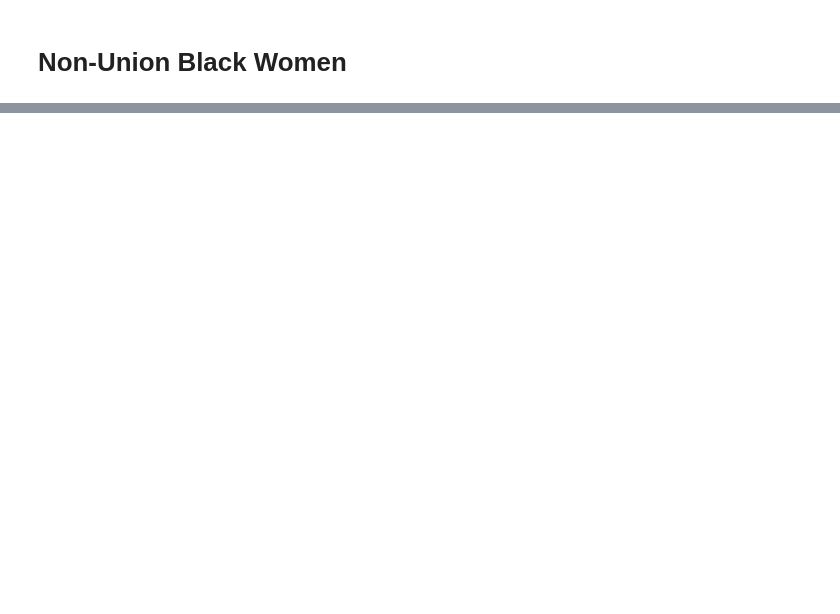
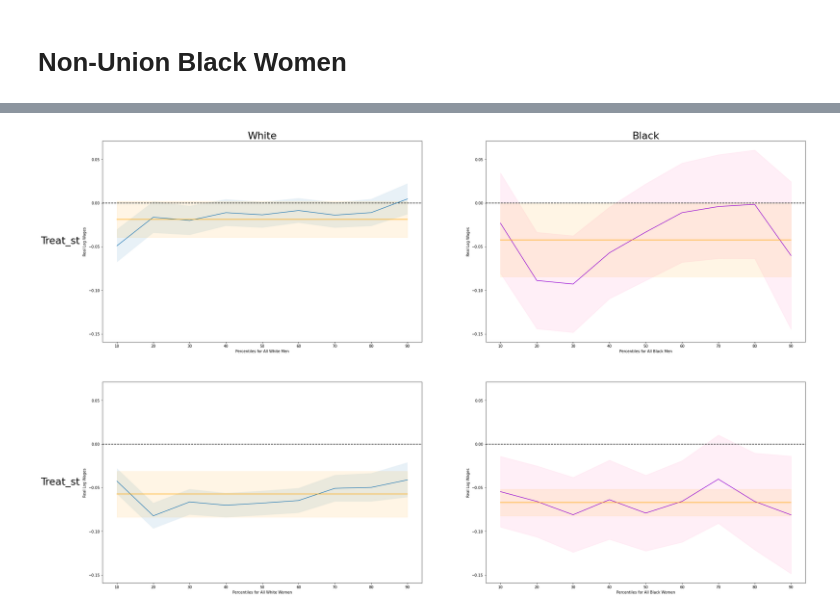
Before and after one commit to aadsouza/econ499, a Jupyter notebook: code/rifdid-sltt-bw-plots.ipynb, the cells around one changed output, grey strips where cells are left out. Saved outputs shown, nothing was run; the diff lists cells and outputs as text; code cells hidden in the pictures; blank space fills up the shorter version.

Commit message:
rifdid-sltt cleanup

```diff
--- a/code/rifdid-sltt-bw-plots.ipynb
+++ b/code/rifdid-sltt-bw-plots.ipynb
@@ -171,13 +116,13 @@ ax.fill_between(whitewom.percentile, whitewom.lbols, whitewom.ubols, alpha = 0.1
 blackwom = bwom[bwom.name.str.startswith("f_treat_st")]
 blackwom["percentile"] = blackwom["name"].str.strip().str[-2:].astype(int)
 
-blackwom["ols"] = 0
-blackwom["lbols"] = 0
-blackwom["ubols"] = 0
+blackwom["ols"] = -.0669387
+blackwom["lbols"] = -.0823433
+blackwom["ubols"] = -.0515342
 
-fig, ax = plt.subplots()
-ax.axhline(y = 0, color = "black", linestyle ="--")
-ax.plot(blackwom.percentile, blackwom.coef, color = "darkviolet")
-ax.fill_between(blackwom.percentile, blackwom.lb, blackwom.ub, alpha = 0.1, color = "hotpink")
-ax.plot(blackwom.percentile, blackwom.ols, color = "orange")
-ax.fill_between(blackwom.percentile, blackwom.lbols, blackwom.ubols, alpha = 0.1, color = "orange")
+# fig, ax = plt.subplots()
+# ax.axhline(y = 0, color = "black", linestyle ="--")
+# ax.plot(blackwom.percentile, blackwom.coef, color = "darkviolet")
+# ax.fill_between(blackwom.percentile, blackwom.lb, blackwom.ub, alpha = 0.1, color = "hotpink")
+# ax.plot(blackwom.percentile, blackwom.ols, color = "orange")
+# ax.fill_between(blackwom.percentile, blackwom.lbols, blackwom.ubols, alpha = 0.1, color = "orange")
@@ -227,0 +164,67 @@ ax.fill_between(blackwom.percentile, blackwom.lbols, blackwom.ubols, alpha = 0.1
+# %%
+# Table RIF-DiD Regression of Real Log Wages on Right to Work Laws Treatment in State and Time - for All (B/w) People Separately - with SLTT
+
+fig, ax = plt.subplots(2,2, figsize = (35, 20), sharey = True, sharex = True)
+
+for i in [0,1]:
+    for j in [0,1]:
+        ax[i,j].set_yticks(np.arange(-0.5, 0.5, step=0.05))
+        ax[i,j].xaxis.set_tick_params(labelbottom=True)
+        ax[i,j].yaxis.set_tick_params(labelbottom=True)
+#         ax[i,j].set_xlabel("Percentiles for All (Black and White) Men")
+        ax[i,j].set_ylabel("Real Log Wages")
+
+ax[0,0].set_xlabel("Percentiles for All White Men")
+ax[1,0].set_xlabel("Percentiles for All White Women")
+ax[0,1].set_xlabel("Percentiles for All Black Men")
+ax[1,1].set_xlabel("Percentiles for All Black Women")
+
+#White Men - Treat_st
+ax[0,0].axhline(y = 0, color = "black", linestyle ="--")
+ax[0,0].plot(whitemen.percentile, whitemen.coef)
+ax[0,0].fill_between(whitemen.percentile, whitemen.lb, whitemen.ub, alpha = 0.1)
+ax[0,0].plot(whitemen.percentile, whitemen.ols, color = "orange")
+ax[0,0].fill_between(whitemen.percentile, whitemen.lbols, whitemen.ubols, alpha = 0.1, color = "orange")
+
+#White Women - Treat_st
+ax[1,0].axhline(y = 0, color = "black", linestyle ="--")
+ax[1,0].plot(whitewom.percentile, whitewom.coef)
+ax[1,0].fill_between(whitewom.percentile, whitewom.lb, whitewom.ub, alpha = 0.1)
+ax[1,0].plot(whitewom.percentile, whitewom.ols, color = "orange")
+ax[1,0].fill_between(whitewom.percentile, whitewom.lbols, whitewom.ubols, alpha = 0.1, color = "orange")
+
+#Black Men - Treat_st
+ax[0,1].axhline(y = 0, color = "black", linestyle ="--")
+ax[0,1].plot(blackmen.percentile, blackmen.coef, color = "darkviolet")
+ax[0,1].fill_between(blackmen.percentile, blackmen.lb, blackmen.ub, alpha = 0.1, color = "hotpink")
+ax[0,1].plot(blackmen.percentile, blackmen.ols, color = "orange")
+ax[0,1].fill_between(blackmen.percentile, blackmen.lbols, blackmen.ubols, alpha = 0.1, color = "orange")
+
+#Black Women - Treat_st
+ax[1,1].axhline(y = 0, color = "black", linestyle ="--")
+ax[1,1].plot(blackwom.percentile, blackwom.coef, color = "darkviolet")
+ax[1,1].fill_between(blackwom.percentile, blackwom.lb, blackwom.ub, alpha = 0.1, color = "hotpink")
+ax[1,1].plot(blackwom.percentile, blackwom.ols, color = "orange")
+ax[1,1].fill_between(blackwom.percentile, blackwom.lbols, blackwom.ubols, alpha = 0.1, color = "orange")
+
+cols = ['{}'.format(col) for col in ["White", "Black"]]
+rows = ['{}'.format(row) for row in ["Treat_st", "Treat_st"]]
+
+pad = 5 # in points
+
+for a, col in zip(ax[0], cols):
+    a.annotate(col, xy=(0.5, 1), xytext=(0, pad),
+                xycoords='axes fraction', textcoords='offset points',
+                size=27, ha='center', va='baseline')
+
+for a, row in zip(ax[:,0], rows):
+    a.annotate(row, xy=(0, 0.5), xytext=(-a.yaxis.labelpad - pad, 0),
+                xycoords=a.yaxis.label, textcoords='offset points',
+                size=27, ha='right', va='center')
+
+
+fig.subplots_adjust(left=0.15, top=0.95)
+
+plt.show()
+# %% [output]
+[figure, added]
```
Also changed, not shown: parts of 14 cells of this notebook, 7 other files.
